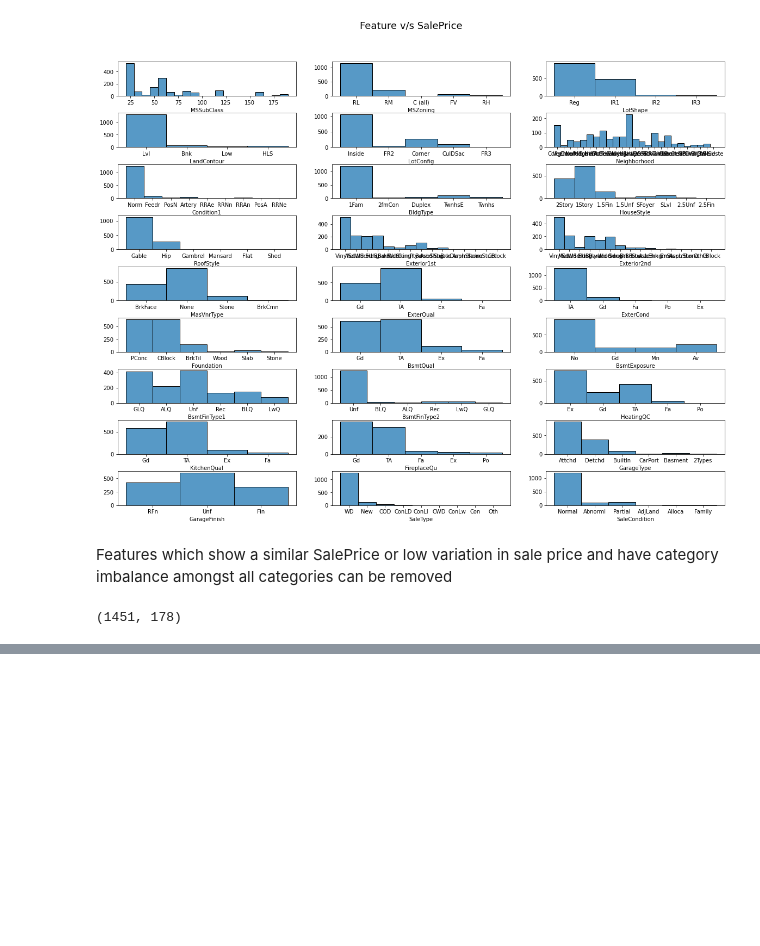
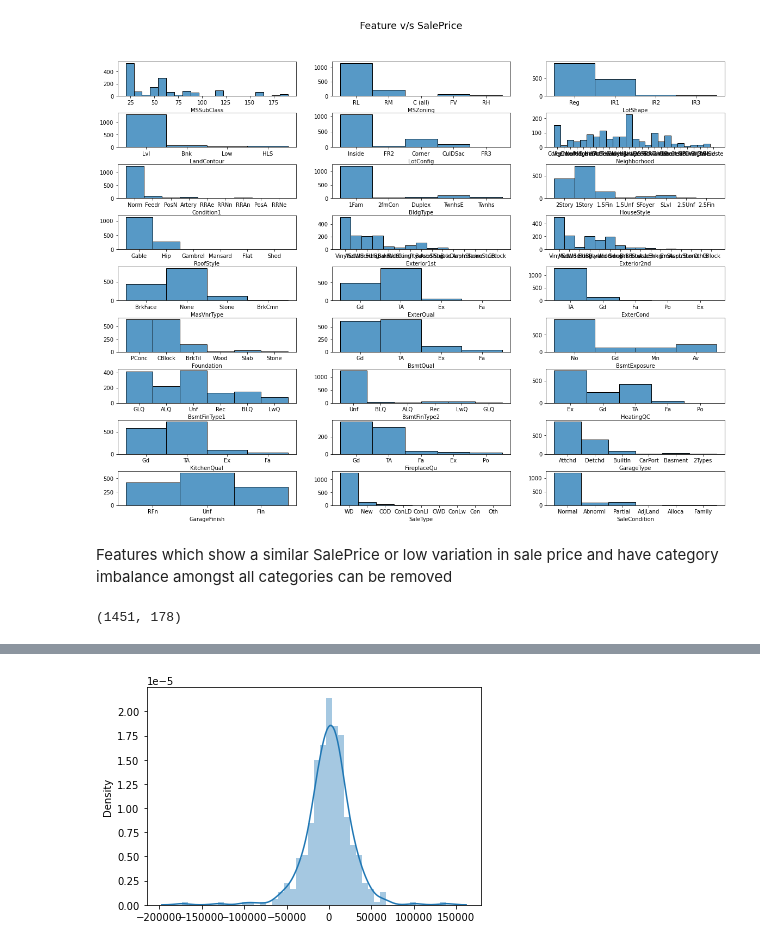
Before and after one commit to karthickchetti/HousingPricePrediction, a Jupyter notebook: Advanced_Regression.ipynb, the cells around one changed output, grey strips where cells are left out. Saved outputs shown, nothing was run; the diff lists cells and outputs as text; code cells hidden in the pictures; blank space fills up the shorter version.

```diff
--- a/Advanced_Regression.ipynb
+++ b/Advanced_Regression.ipynb
@@ -312,0 +535,7 @@ X_train_rfe.head()
+# %%
+#Residual Distribution
+res=y_pred_test-y_test
+sns.distplot(res)
+plt.show()
+# %% [output]
+[figure, added]
```
Also changed, not shown: parts of 30 cells of this notebook.
